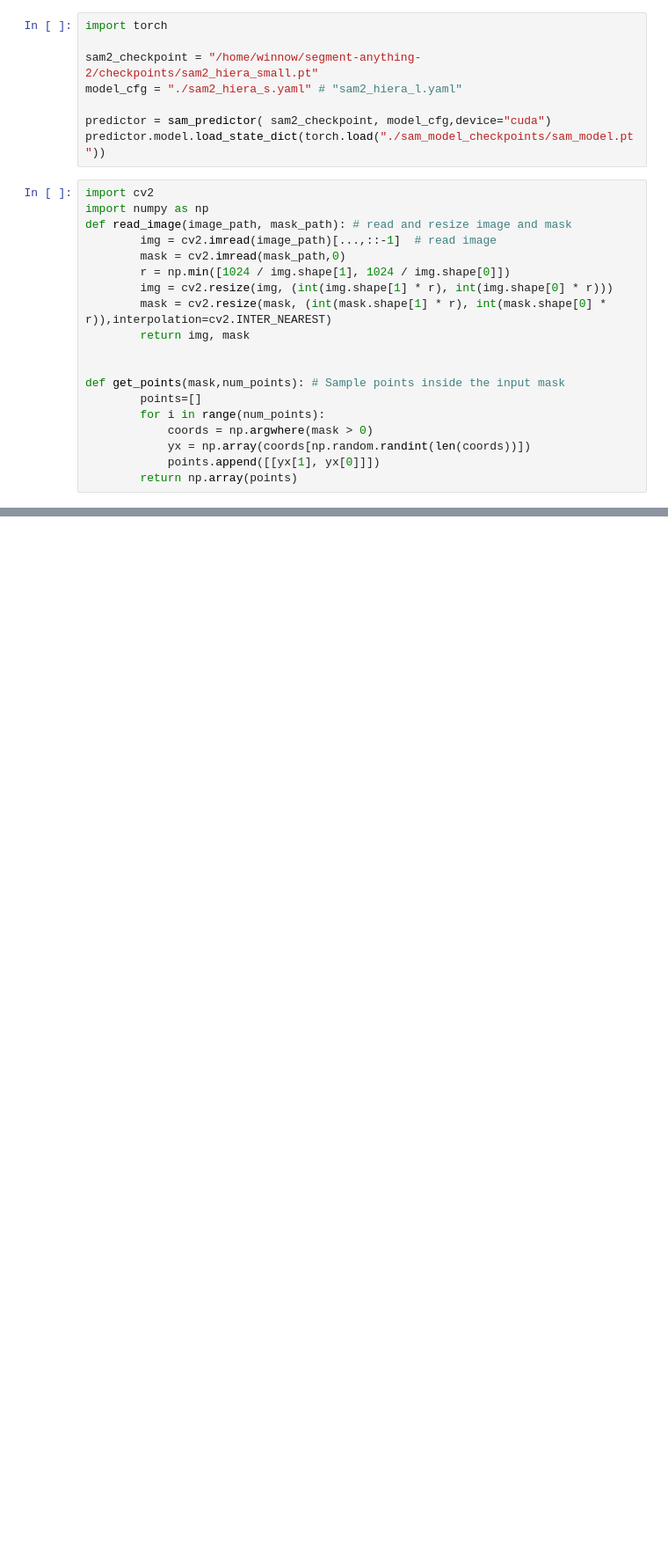
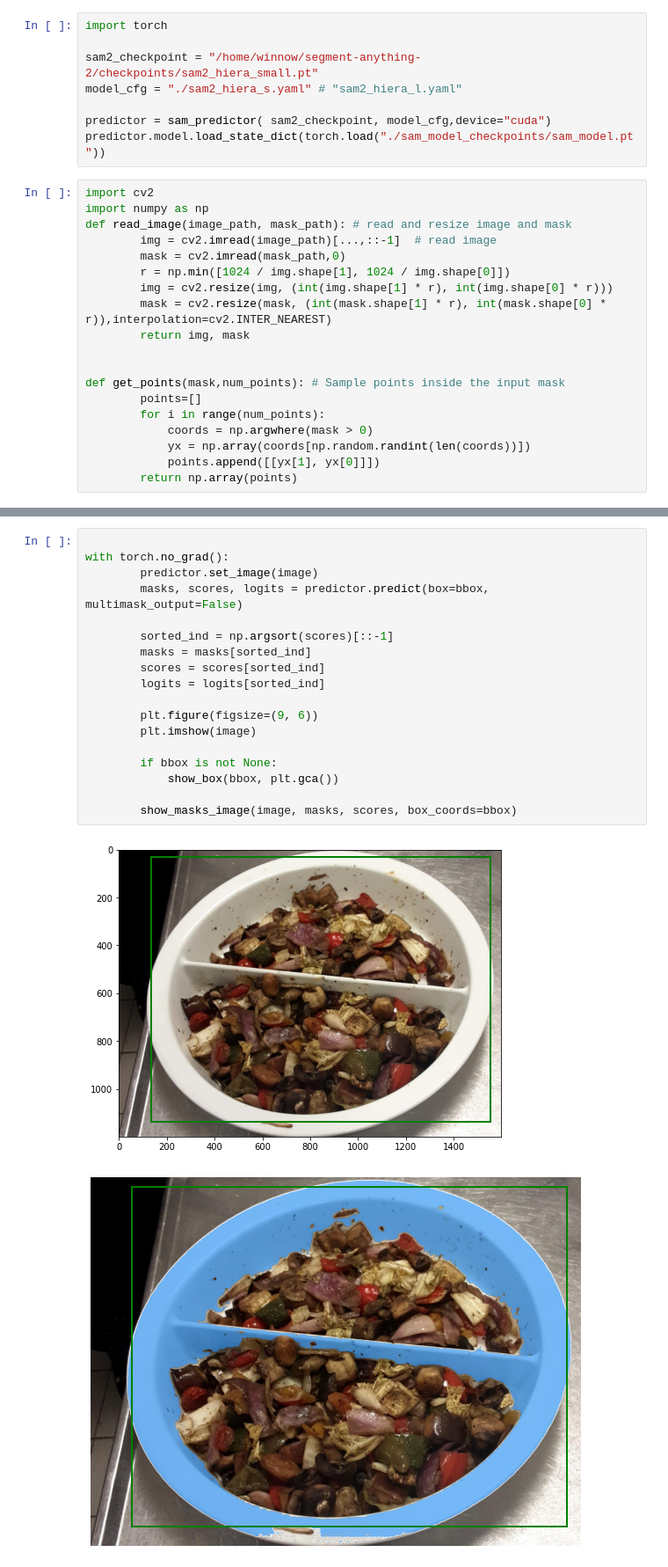
Before and after one commit to bigmb/mb_annotation, a Jupyter notebook: finetune_sam2.ipynb, the cells around one changed output, grey strips where cells are left out. Shown at 88% size. Cells and saved outputs as stored; diff of their text form; blank space fills up the shorter version.

```diff
--- a/finetune_sam2.ipynb
+++ b/finetune_sam2.ipynb
@@ -99,0 +97,21 @@ cv2.waitKey()
+# %%
+
+with torch.no_grad():
+        predictor.set_image(image)
+        masks, scores, logits = predictor.predict(box=bbox, multimask_output=False)
+
+        sorted_ind = np.argsort(scores)[::-1]
+        masks = masks[sorted_ind]
+        scores = scores[sorted_ind]
+        logits = logits[sorted_ind]
+
+        plt.figure(figsize=(9, 6))
+        plt.imshow(image)
+
+        if bbox is not None:
+            show_box(bbox, plt.gca())
+
+        show_masks_image(image, masks, scores, box_coords=bbox)
+# %% [output]
+[figure, added]
+[figure, added]
```
Also changed, not shown: parts of 6 cells of this notebook, 2 other files.
